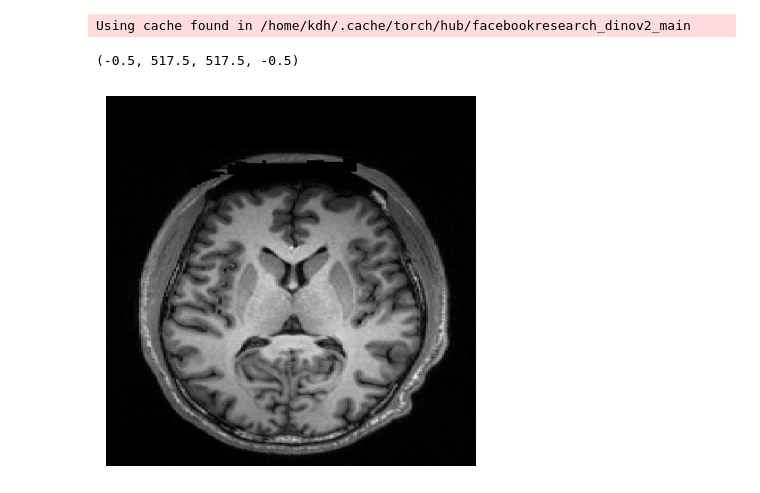
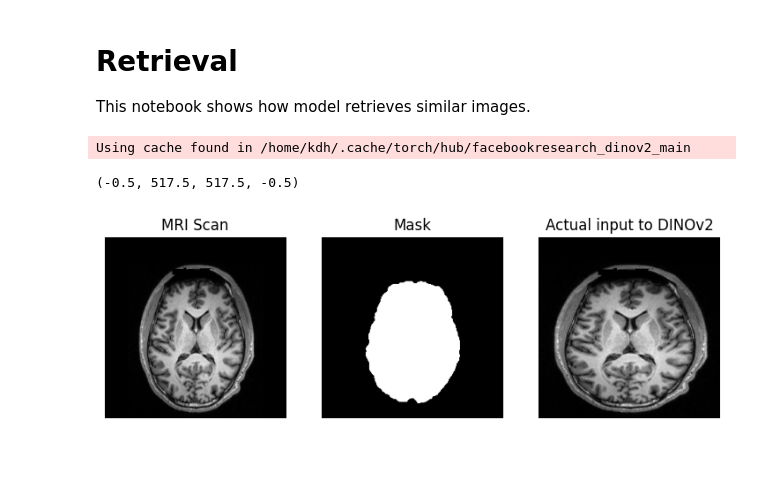
Before and after one commit to kdh-yu/BME_Capstone1, a Jupyter notebook: notebook/retrieval.ipynb, the cells around one changed output. Cells and saved outputs as stored; diff of their text form; code cells hidden in the pictures; blank space fills up the shorter version.

```diff
--- a/notebook/retrieval.ipynb
+++ b/notebook/retrieval.ipynb
@@ -3,26 +1,43 @@
-# %%
-from model.modeling import Retrieval
-retrieval_module = Retrieval()
-# %% [output]
-Using cache found in /home/kdh/.cache/torch/hub/facebookresearch_dinov2_main
-# %%
-from processor import processor
-import nibabel as nib
-import matplotlib.pyplot as plt
-import torch
-import numpy as np
-from utils import denormalize
-test = nib.load('/home/kdh/code/BME_Capstone1/data/NFBS_Dataset/A00028185/sub-A00028185_ses-NFB3_T1w.nii.gz').get_fdata()
-test = processor(test[:, 92, :].astype(np.float32), mode='dino')
-plt.imshow(test.permute(1,2,0))
-plt.axis('off')
-#test = processor(test, mode='dino')
-# %% [output]
-(-0.5, 517.5, 517.5, -0.5)
-[figure, removed]
+# %% [markdown]
+# Retrieval
+
+This notebook shows how model retrieves similar images.
+# %%
+import nibabel as nib
+import matplotlib.pyplot as plt
+import numpy as np
+from utils import visualize_retrieval
+from processor import processor
+
+# Load Retrieval Module
+from model.modeling import Retrieval
+
+retrieval_module = Retrieval()
+# %% [output]
+Using cache found in /home/kdh/.cache/torch/hub/facebookresearch_dinov2_main
 # %%
-
-target = nib.load('/home/kdh/code/BME_Capstone1/data/NFBS_Dataset/A00028185/sub-A00028185_ses-NFB3_T1w.nii.gz').get_fdata()[:, 92, :]
-target = processor(torch.Tensor(target).unsqueeze(0), mode='sam')
-tmask = nib.load('/home/kdh/code/BME_Capstone1/data/NFBS_Dataset/A00028185/sub-A00028185_ses-NFB3_T1w_brainmask.nii.gz').get_fdata()[:, 92, :]
-tmask = processor(tmask, mode='mask')
+# We will use 90-th axial slice of some data.
+mri = nib.load('/home/kdh/code/BME_Capstone1/data/NFBS_Dataset/A00028185/sub-A00028185_ses-NFB3_T1w.nii.gz').get_fdata()
+target_mri = mri[:, 90, :].astype(np.float32)
+msk = nib.load('/home/kdh/code/BME_Capstone1/data/NFBS_Dataset/A00028185/sub-A00028185_ses-NFB3_T1w_brainmask.nii.gz').get_fdata()
+target_msk = msk[:, 90, :].astype(np.float32)
+# %%
+plt.figure(dpi=100, figsize=(9, 3))
+
+plt.subplot(1, 3, 1)
+plt.imshow(processor(target_mri, mode='sam').permute(1, 2, 0))
+plt.title('MRI Scan')
+plt.axis('off')
+
+plt.subplot(1, 3, 2)
+plt.imshow(processor(target_msk, mode='mask').permute(1, 2, 0), cmap='gray')
+plt.title('Mask')
+plt.axis('off')
+
+plt.subplot(1, 3, 3)
+plt.imshow(processor(target_mri, mode='dino').permute(1, 2, 0))
+plt.title('Actual input to DINOv2')
+plt.axis('off')
+# %% [output]
+(-0.5, 517.5, 517.5, -0.5)
+[figure, added]
```
Also changed, not shown: parts of 6 cells of this notebook, 5 other files.
